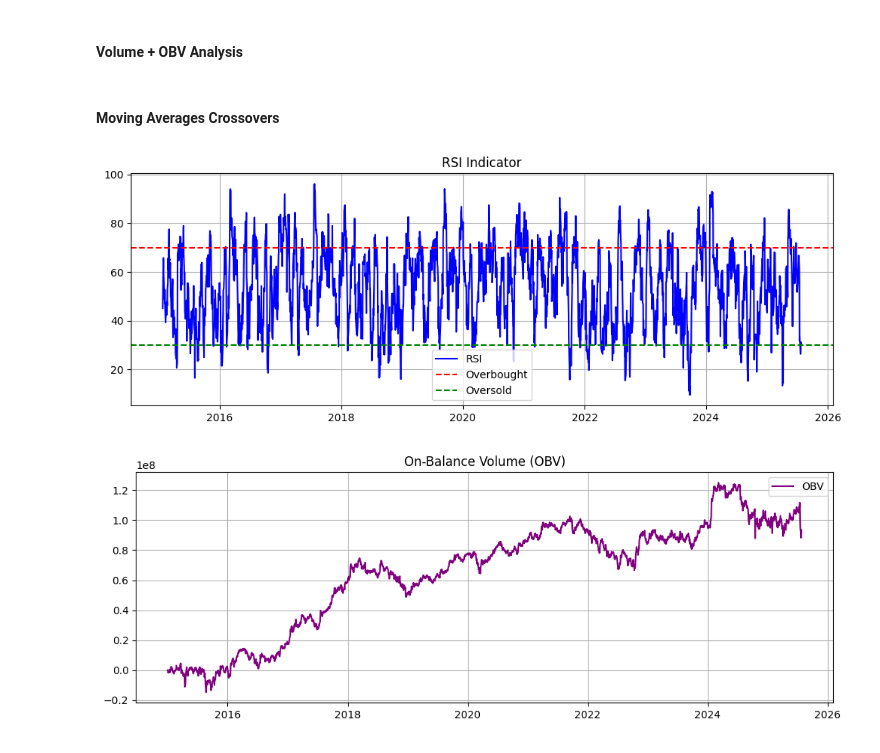
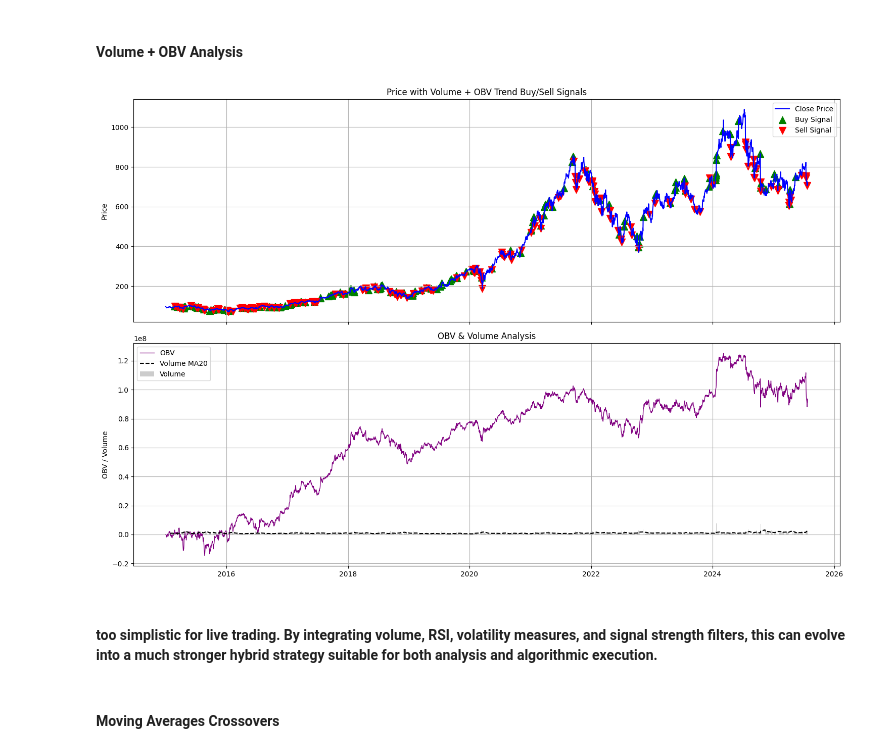
Before and after one commit to ancybjohn02/BizForecast, a Jupyter notebook: notebooks/EDA.ipynb, the cells around one changed output. Saved outputs shown, nothing was run; the diff lists cells and outputs as text; code cells hidden in the pictures.

```diff
--- a/notebooks/EDA.ipynb
+++ b/notebooks/EDA.ipynb
@@ -251,4 +316,55 @@ plt.show()
 # %% [markdown]
 #### Volume + OBV Analysis
+# %%
+df["OBV_Change"] = df["OBV"].diff()
+df["OBV_Trend"] = df["OBV_Change"].apply(lambda x: "up" if x > 0 else ("down" if x < 0 else "flat"))
+# %%
+df["Volume_MA20"] = df["Volume"].rolling(window=20).mean()
+df["Volume_Spike"] = df["Volume"] > 1.5 * df["Volume_MA20"]
+# %%
+# buy
+df["Volume_Buy_Signal"] = (
+    (df["OBV_Trend"] == "up") &
+    (df["Close"] > df["Close"].shift(1)) &
+    (df["Volume_Spike"])
+)
+# %%
+# sell
+df["Volume_Sell_Signal"] = (
+    (df["OBV_Trend"] == "down") &
+    (df["Close"] < df["Close"].shift(1)) &
+    (df["Volume_Spike"])
+)
+# %%
+df["Buy_Price_Volume"] = df["Close"].where(df["Volume_Buy_Signal"])
+df["Sell_Price_Volume"] = df["Close"].where(df["Volume_Sell_Signal"])
+
+# Plotting
+fig, (ax1, ax2) = plt.subplots(2, 1, figsize=(15, 10), sharex=True)
+
+# --- Price Chart with Buy/Sell Signals ---
+ax1.plot(df["Date"], df["Close"], label="Close Price", color="blue", linewidth=1.5)
+ax1.scatter(df["Date"], df["Buy_Price_Volume"], label="Buy Signal", marker="^", color="green", s=100)
+ax1.scatter(df["Date"], df["Sell_Price_Volume"], label="Sell Signal", marker="v", color="red", s=100)
+ax1.set_title("Price with Volume + OBV Trend Buy/Sell Signals")
+ax1.set_ylabel("Price")
+ax1.legend()
+ax1.grid(True)
+
+# --- OBV + Volume Chart ---
+ax2.plot(df["Date"], df["OBV"], label="OBV", color="purple", linewidth=1)
+ax2.plot(df["Date"], df["Volume_MA20"], label="Volume MA20", color="black", linestyle="--")
+ax2.bar(df["Date"], df["Volume"], label="Volume", color="gray", alpha=0.4)
+ax2.set_title("OBV & Volume Analysis")
+ax2.set_ylabel("OBV / Volume")
+ax2.legend()
+ax2.grid(True)
+
+plt.tight_layout()
+plt.show()
+# %% [output]
+[figure, added]
+# %% [markdown]
+#### too simplistic for live trading. By integrating volume, RSI, volatility measures, and signal strength filters, this can evolve into a much stronger hybrid strategy suitable for both analysis and algorithmic execution.
 # %% [markdown]
 #### Moving Averages Crossovers
@@ -275,8 +370,0 @@ def plot_obv(df, title="On-Balance Volume (OBV)"):
-# %%
-plot_rsi(df, title="RSI Indicator")
-# %% [output]
-[figure, removed]
-# %%
-plot_obv(df, title="On-Balance Volume (OBV)")
-# %% [output]
-[figure, removed]
```
Also changed, not shown: parts of 8 cells of this notebook, 15 other files.
